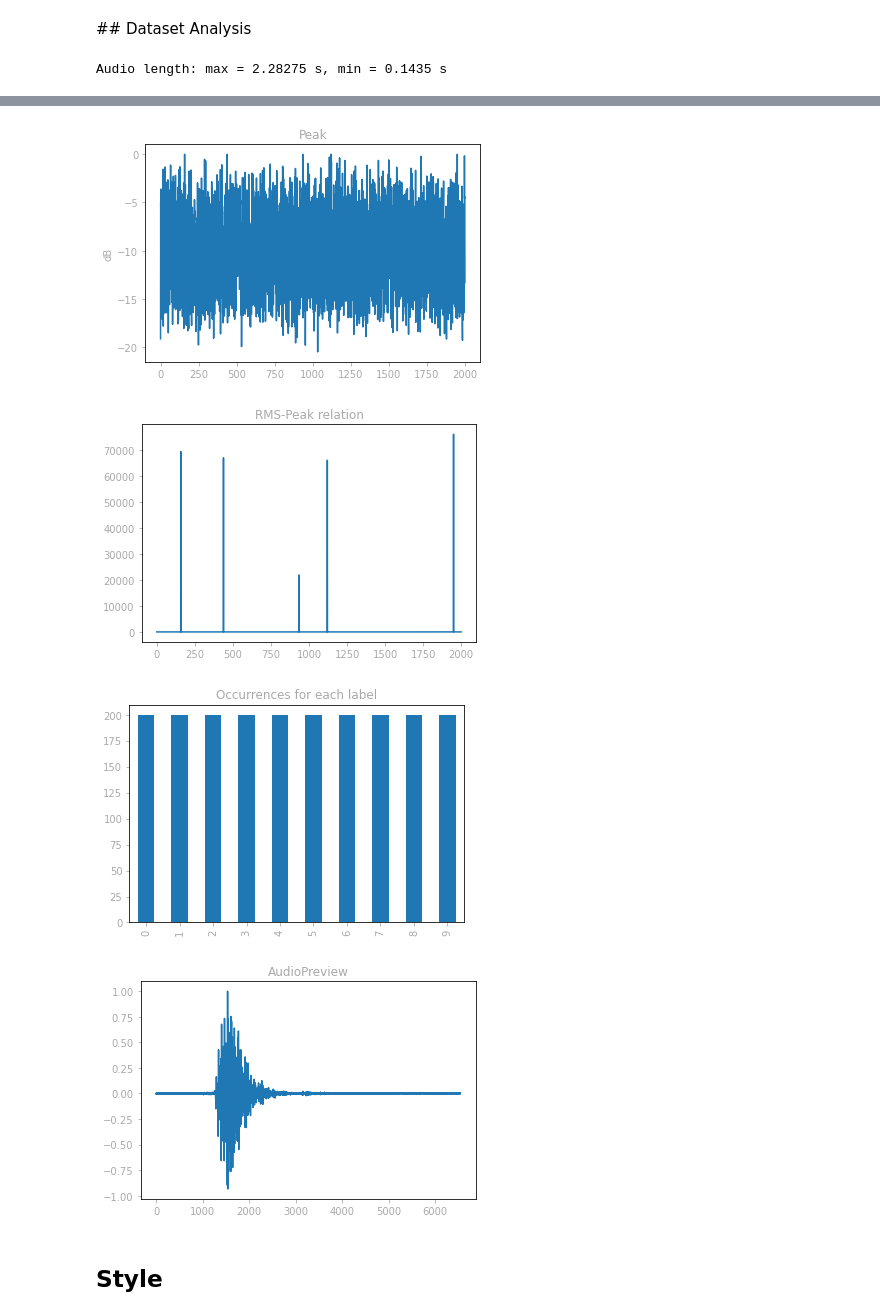
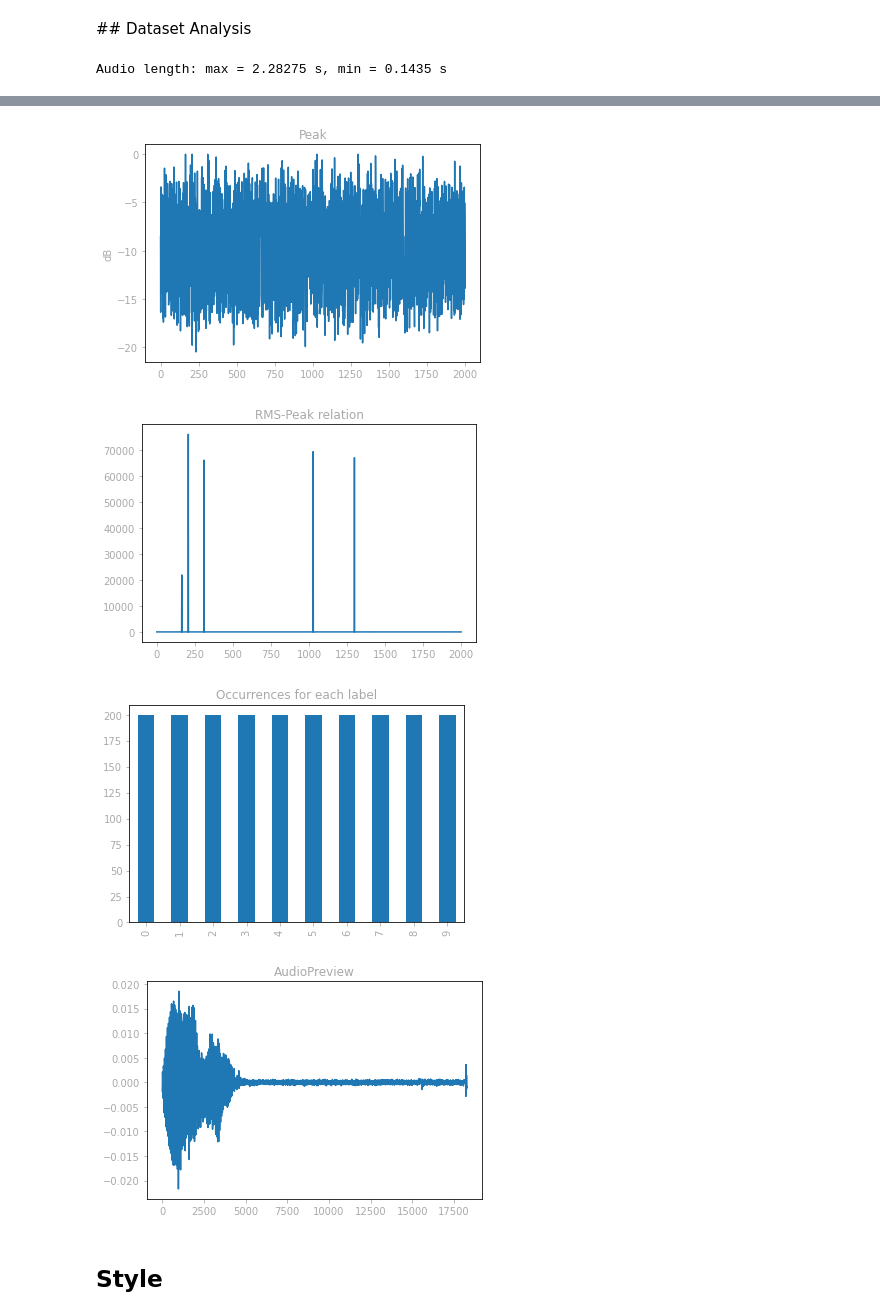
Before and after one commit to andreaco/SpokenDigitClassification, a Jupyter notebook: SpokenDigitClassification.ipynb, the cells around one changed output, grey strips where cells are left out. Saved outputs shown, nothing was run; the diff lists cells and outputs as text; code cells hidden in the pictures.

```diff
--- a/SpokenDigitClassification.ipynb
+++ b/SpokenDigitClassification.ipynb
@@ -34,12 +36,12 @@ regexp.search(filename).group(3)
 # recordings directory
 directory = 'free-spoken-digit-dataset/recordings/'
 # regexp matching {digitLabel}_{speakerName}_{index}.wav
-regexp = re.compile('([0-9])+_([a-z]+)_([0-9]+).wav')
+regexp = re.compile('([0-9]+)_([a-z]+)_([0-9]+).wav')
 
-labels = []
-audios = []
+labels  = []
+audios  = []
 indexes = []
-sizes = []
+sizes   = []
 
 # setup progress bar
 pbar = tqdm(desc='Loading audio samples')
@@ -47,12 +49,12 @@ pbar.reset(total=len(os.listdir(directory)))
 
 for f in os.listdir(directory):
   if f.endswith(".wav"):
-    labels.append(regexp.search(f).group(1))
-    indexes.append(int(regexp.search(f).group(3)))
-    x, sr = librosa.load(directory+f, sr=None)
+    labels.append(regexp.search(f).group(1))       # Take the first group (label)
+    indexes.append(int(regexp.search(f).group(3))) # Take the last group (index)
+    x, sr = librosa.load(directory+f, sr=None)     # Load audio file
     sizes.append(x.size)
-    audios.append(x)
-    pbar.update() # updates progress bar
+    audios.append(x)                               # Put it in the list
+  pbar.update()                                  # updates progress bar
 pbar.refresh();
 
 # python lists to np.ndarray
@@ -123,7 +119,7 @@ df.sort_index().plot(kind='bar', title='Occurrences for each label', legend=Fals
 
 
 
-audioprev = audios[np.argmax(db_rms/db_peak)]
+audioprev = audios[np.argmax(sizes)]
 plt.figure()
 plt.title("AudioPreview")
 plt.plot(audioprev)
@@ -137,7 +133,7 @@ Audio length: max = 2.28275 s, min = 0.1435 s
-[figure, old version]
+[figure, new version]
-[figure, old version]
+[figure, new version]
 [figure]
-[figure, old version]
+[figure, new version]
 # %% [markdown]
 ## Style
 # %%
```
Also changed, not shown: parts of 5 cells of this notebook.
